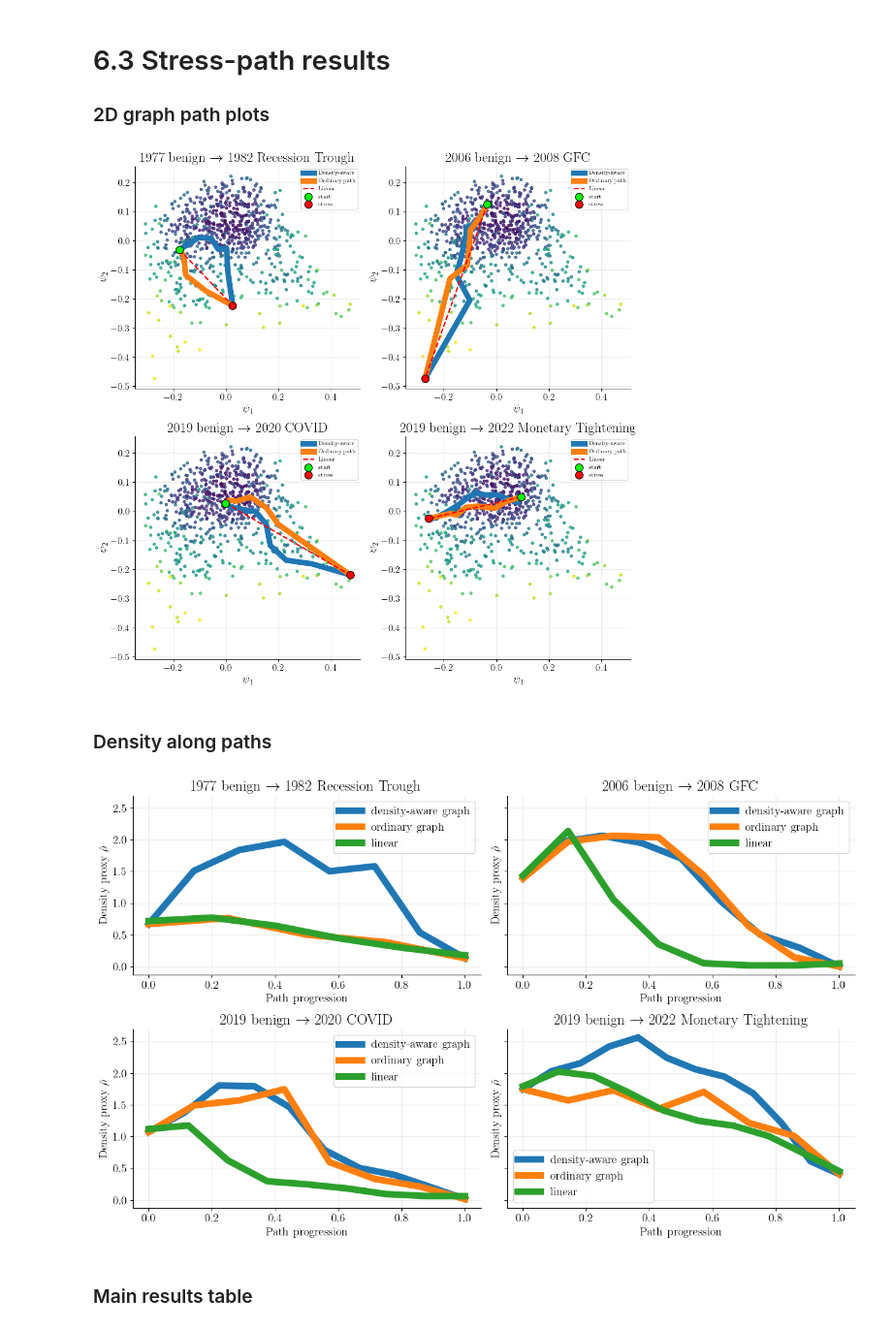
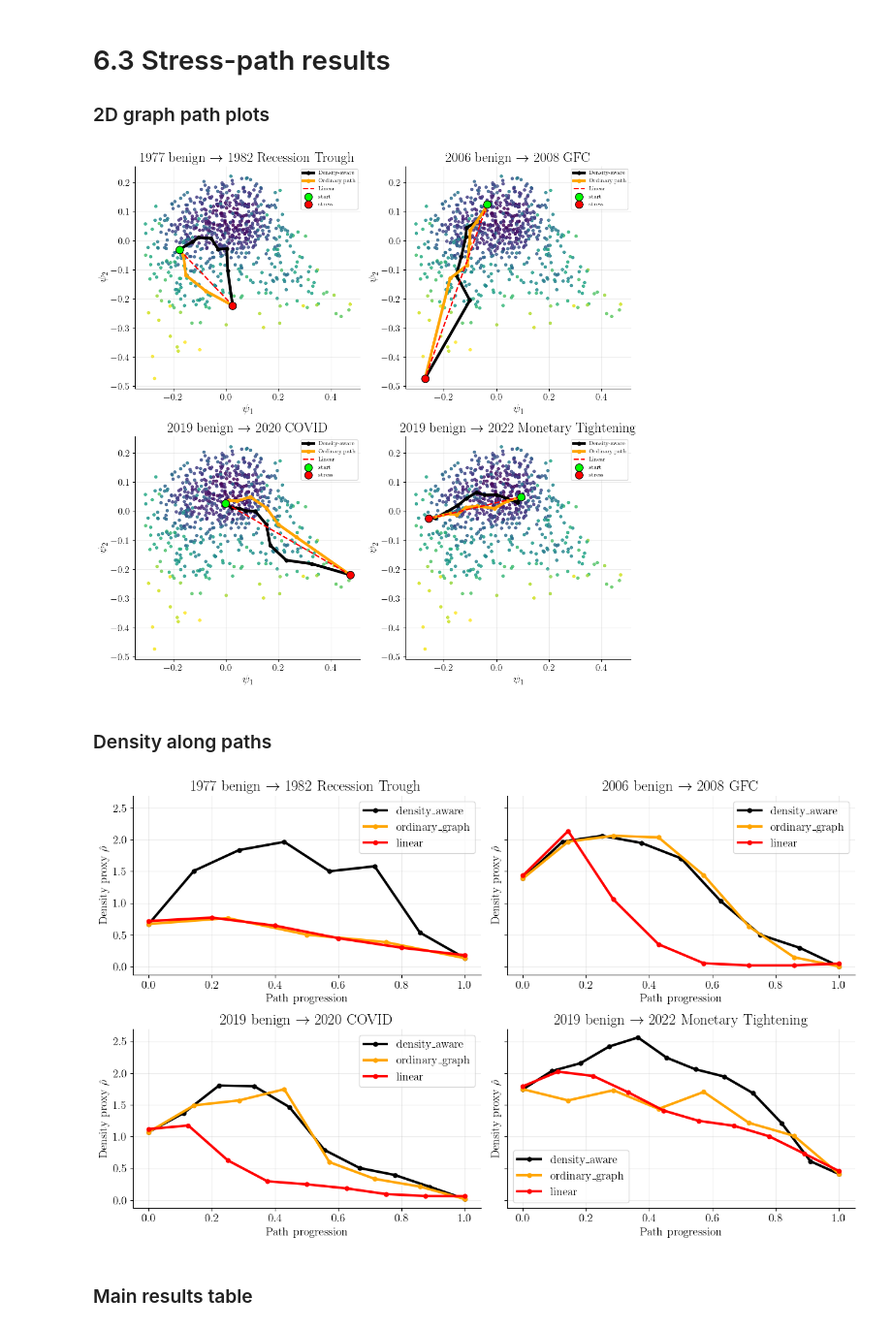
Before and after one commit to adamfowliee/JDKF_Starter, a Jupyter notebook: dissertation_brief/dissertation_results.ipynb, the cells around one changed output. Shown at 97% size. Cells and saved outputs as stored; diff of their text form; code cells hidden in the pictures.

```diff
--- a/dissertation_brief/dissertation_results.ipynb
+++ b/dissertation_brief/dissertation_results.ipynb
@@ -21,13 +21,27 @@ from scipy.sparse.csgraph import connected_components, shortest_path
 
 import plot_style as ps
 # %%
+LINEAR_COLOUR = "red" # maybe could use import matplotlib.patheffects as pe to outline lines if necessary
+ORDINARY_COLOUR = "orange"
+DENSITY_COLOUR = "black"
+PCA_COLOUR = "blue"
+OBSERVED_COLOUR = "green"
+
+colour_map = {
+    "density_aware": DENSITY_COLOUR,
+    "ordinary_graph": ORDINARY_COLOUR,
+    "linear": LINEAR_COLOUR,
+    "PCA": PCA_COLOUR,
+    "observed": OBSERVED_COLOUR
+}
+
 TITLE_FONTSIZE = 18
 LABEL_FONTSIZE = 14
 TICK_FONTSIZE = 14
 LEGEND_FONTSIZE = 14
 SUPTITLE_FONTSIZE = 18
 GRID_ALPHA = 0.3
-LINEWIDTH = 4
+LINEWIDTH = 3
 
 plt.rcParams.update({
     "axes.titlesize": TITLE_FONTSIZE,
@@ -553,9 +567,9 @@ for event, (start_idx, end_idx) in pairs.items():
     rho_lin, V_lin = latent_density_at_points(gamma, Psi, h_dens, scale)
     Z_lin = local_neighbourhood_lifting(Z, Psi, gamma, start_idx, end_idx, m=M_LIFT, tau=med_Dsq)
 
-    path_records.append({"event": event,"path_type": "density-aware graph", "coords": Psi[idx_aware],
+    path_records.append({"event": event,"path_type": "density_aware", "coords": Psi[idx_aware],
                          "density": density_aware, "V": V[idx_aware], "Z_lift": Z[idx_aware], "node_indices": idx_aware})
-    path_records.append({"event": event, "path_type": "ordinary graph", "coords": Psi[idx_graph],
+    path_records.append({"event": event, "path_type": "ordinary_graph", "coords": Psi[idx_graph],
                          "density": density_graph, "V": V[idx_graph],"Z_lift": Z[idx_graph], "node_indices": idx_graph})
     path_records.append({"event": event, "path_type": "linear", "coords": gamma, "density": rho_lin, "V": V_lin, "Z_lift": Z_lin})
 # %%
@@ -571,14 +585,14 @@ for ax, event in zip(axes_flat, pairs.keys()):
         coords = rec["coords"]
         p_type = rec["path_type"]
 
-        if p_type == "ordinary graph":
-            ax.plot(coords[:, 0], coords[:, 1], marker="o", ms=5, label="Ordinary path")
+        if p_type == "ordinary_graph":
+            ax.plot(coords[:, 0], coords[:, 1], marker="o", ms=5, label="Ordinary path", lw=4, c=ORDINARY_COLOUR)
 
-        elif p_type == "density-aware graph":
-            ax.plot(coords[:, 0], coords[:, 1], marker="o", ms=5, label="Density-aware")
+        elif p_type == "density_aware":
+            ax.plot(coords[:, 0], coords[:, 1], marker="o", ms=5, label="Density-aware", lw=4, c=DENSITY_COLOUR)
 
         elif p_type == "linear":
-            ax.plot(coords[:, 0], coords[:, 1], "r--", lw=2, label="Linear")
+            ax.plot(coords[:, 0], coords[:, 1], "--", lw=2, label="Linear", c=LINEAR_COLOUR)
 
 
     ax.scatter(*coords[0,:2], c="lime", s=120, ec="k", zorder=5, label="start")
@@ -595,31 +609,32 @@ plt.tight_layout()
 plt.savefig("./figures/all_paths_on_embedding_2d.pdf")
 plt.show()
 # %% [output]
-[figure, old version]
+[figure, new version]
 # %% [markdown]
 ### Density along paths
 # %%
 events = list(pairs.keys())
 
 fig, axes = plt.subplots(2, 2, figsize=ps.FIG_QUAD_WD, sharey=True)
 
 for ax, event in zip(axes.flatten(), events):
     event_records = [rec for rec in path_records if rec["event"] == event and rec["path_type"] != "observed"]
 
     for rec in event_records:
         density = rec["density"]
         x = np.linspace(0, 1, len(density))
-        ax.plot(x, density, marker="o", label=rec["path_type"])
+        c = colour_map.get(rec["path_type"], None)
+        ax.plot(x, density, marker="o", label=rec["path_type"], c=c)
 
     ax.set_title(event.replace("->", r"$\rightarrow$")); ax.set_xlabel("Path progression")
     ax.set_ylabel(r"Density proxy $\hat{\rho}$")
     ax.legend()
 
 plt.tight_layout()
 plt.savefig("./figures/density_along_paths_all_events.pdf") #.png", dpi=300, bbox_inches='tight')
 plt.show()
 # %% [output]
-[figure, old version]
+[figure, new version]
 # %% [markdown]
 ### Main results table
 # %%
```
Also changed, not shown: parts of 12 cells of this notebook, 18 other files.
